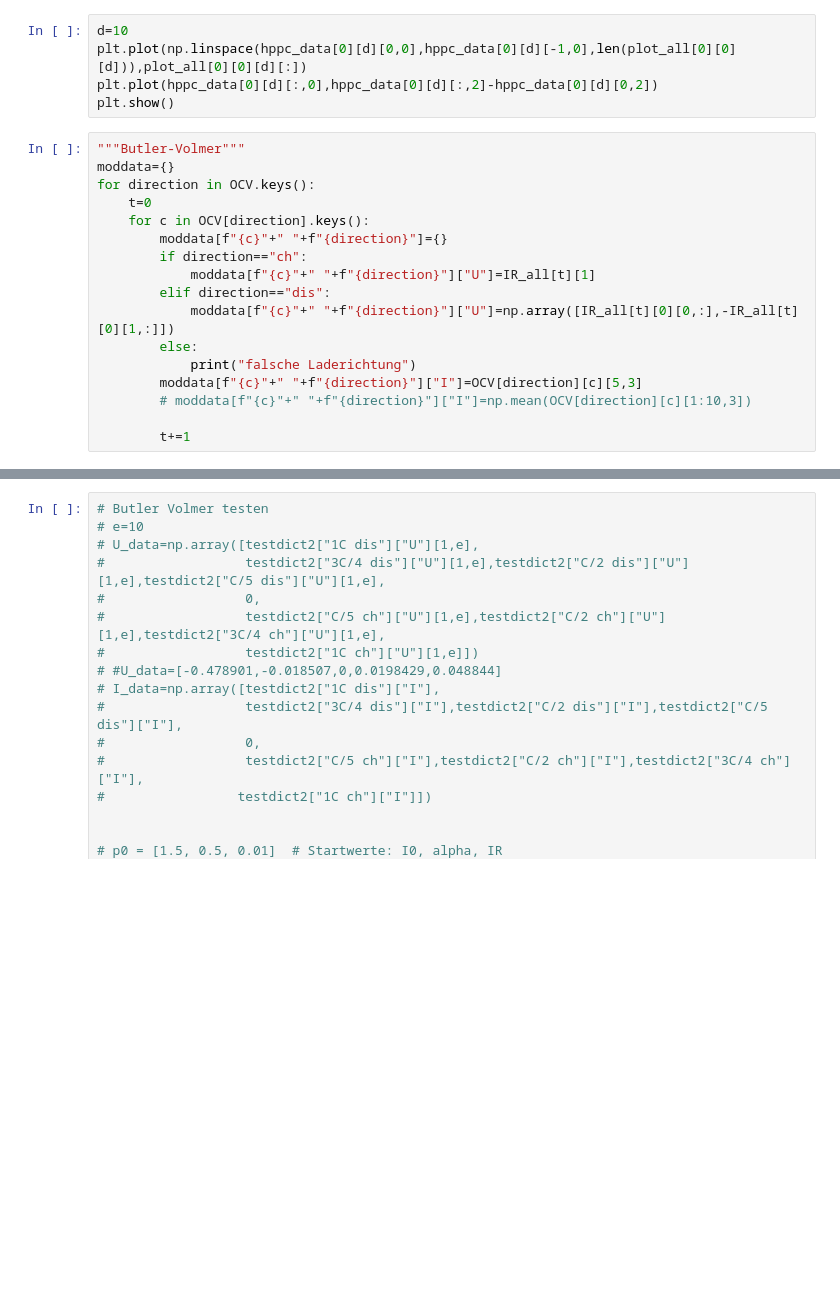
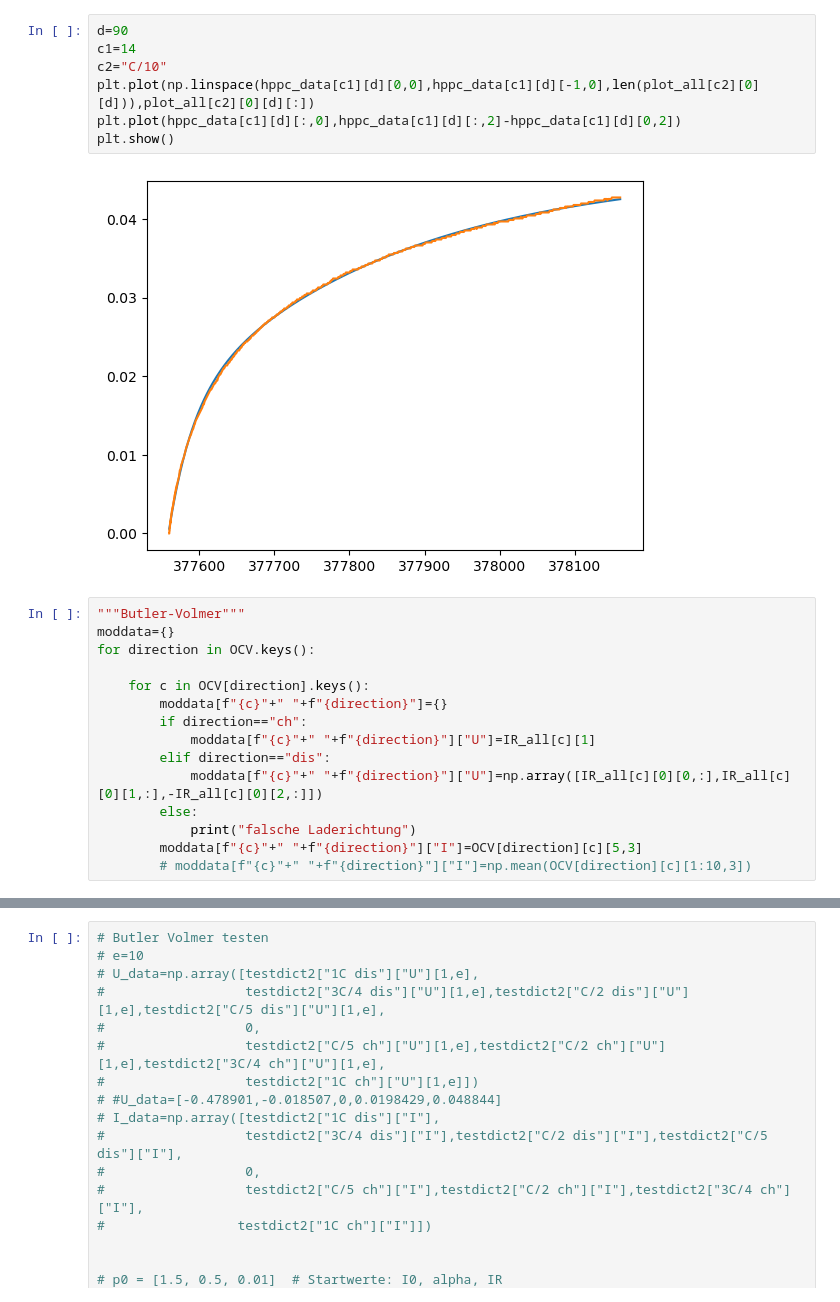
Before and after one commit to dieterduese/Projekt_Entropie, a Jupyter notebook: ButlerVolmer_erstellen.ipynb, the cells around one changed output, grey strips where cells are left out. Cells and saved outputs as stored; diff of their text form; blank space fills up the shorter version.

```diff
--- a/ButlerVolmer_erstellen.ipynb
+++ b/ButlerVolmer_erstellen.ipynb
@@ -79,25 +690,27 @@ plt.show()
 # %%
-d=10
-plt.plot(np.linspace(hppc_data[0][d][0,0],hppc_data[0][d][-1,0],len(plot_all[0][0][d])),plot_all[0][0][d][:])
-plt.plot(hppc_data[0][d][:,0],hppc_data[0][d][:,2]-hppc_data[0][d][0,2])
+d=90
+c1=14
+c2="C/10"
+plt.plot(np.linspace(hppc_data[c1][d][0,0],hppc_data[c1][d][-1,0],len(plot_all[c2][0][d])),plot_all[c2][0][d][:])
+plt.plot(hppc_data[c1][d][:,0],hppc_data[c1][d][:,2]-hppc_data[c1][d][0,2])
 plt.show()
+# %% [output]
+[figure, added]
 # %%
 """Butler-Volmer"""
 moddata={}
 for direction in OCV.keys():
-    t=0
+
     for c in OCV[direction].keys():
         moddata[f"{c}"+" "+f"{direction}"]={}
         if direction=="ch":
-            moddata[f"{c}"+" "+f"{direction}"]["U"]=IR_all[t][1]
+            moddata[f"{c}"+" "+f"{direction}"]["U"]=IR_all[c][1]
         elif direction=="dis":
-            moddata[f"{c}"+" "+f"{direction}"]["U"]=np.array([IR_all[t][0][0,:],-IR_all[t][0][1,:]])
+            moddata[f"{c}"+" "+f"{direction}"]["U"]=np.array([IR_all[c][0][0,:],IR_all[c][0][1,:],-IR_all[c][0][2,:]])
         else:
             print("falsche Laderichtung")
         moddata[f"{c}"+" "+f"{direction}"]["I"]=OCV[direction][c][5,3]
         # moddata[f"{c}"+" "+f"{direction}"]["I"]=np.mean(OCV[direction][c][1:10,3])
-
-        t+=1
 # %%
 import copy
 
```
Also changed, not shown: parts of 22 cells of this notebook, 1 other file.
